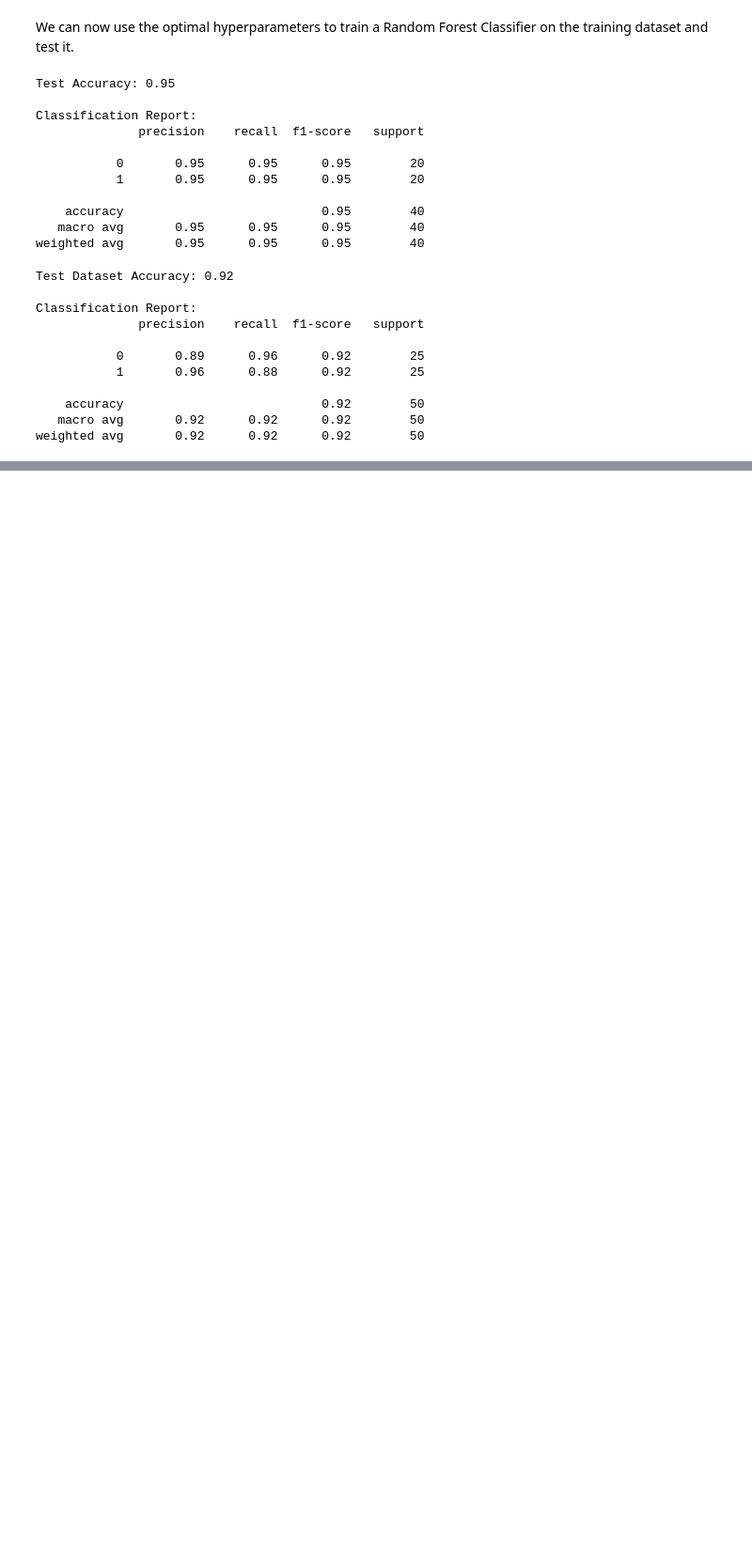
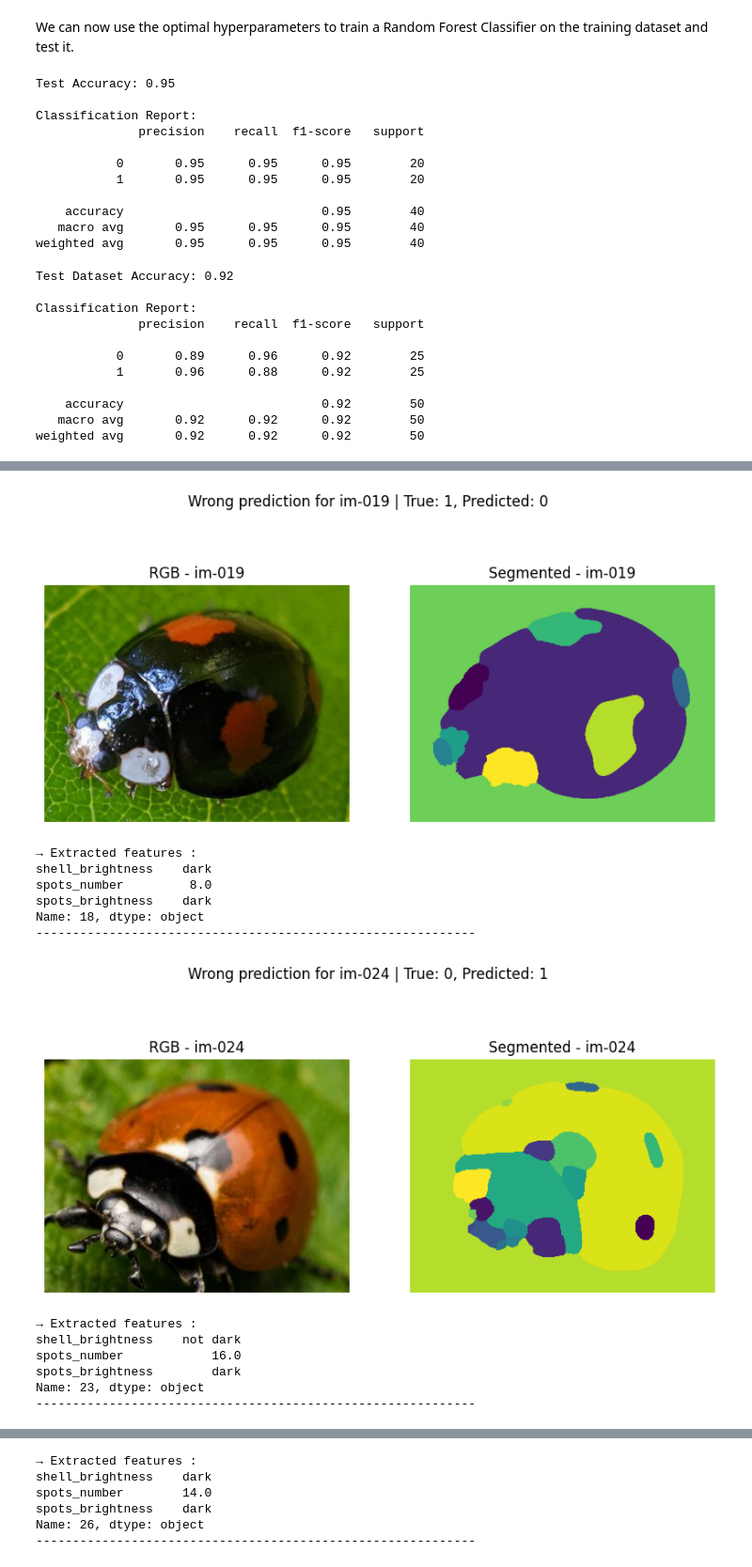
Before and after one commit to godefroylmb/Ladybug, a Jupyter notebook: classification.ipynb, the cells around one changed output, grey strips where cells are left out. Shown at 94% size. Saved outputs shown, nothing was run; the diff lists cells and outputs as text; code cells hidden in the pictures; blank space fills up the shorter version.

```diff
--- a/classification.ipynb
+++ b/classification.ipynb
@@ -79,15 +79,14 @@ We can now use the optimal hyperparameters to train a Random Forest Classifier o
 # %%
 X_train, X_test, y_train, y_test = train_test_split(X, y, test_size=0.2, random_state=42)
 
-best_params = grid_search.best_params_
+bestParams = grid_search.best_params_
 
-# Remove the "classifier__" prefix
 rf_best = RandomForestClassifier(
-    n_estimators=best_params["classifier__n_estimators"],
-    max_depth=best_params["classifier__max_depth"],
-    min_samples_split=best_params["classifier__min_samples_split"],
-    min_samples_leaf=best_params["classifier__min_samples_leaf"],
-    criterion=best_params["classifier__criterion"],
+    n_estimators=bestParams["classifier__n_estimators"],
+    max_depth=bestParams["classifier__max_depth"],
+    min_samples_split=bestParams["classifier__min_samples_split"],
+    min_samples_leaf=bestParams["classifier__min_samples_leaf"],
+    criterion=bestParams["classifier__criterion"],
     random_state=42
 )
 
@@ -140,0 +146,47 @@ weighted avg       0.92      0.92      0.92        50
+# %%
+wrongIndices = (y_pred_test != y_test_real).to_numpy().nonzero()[0]
+
+# Affichage de quelques erreurs
+for idx in wrongIndices:
+    image_id = test_df.iloc[idx]["Image_id"]
+    features = test_df.iloc[idx].drop(["Image_id", "Label"])
+    true_label = y_test_real.iloc[idx]
+    predicted_label = y_pred_test[idx]
+
+    segment_path = f"D:/Github/ladybug/test/{image_id}_seg.png"
+    rgb_path = f"D:/Github/ladybug/test/{image_id}_im.png"
+
+    rgbImg = Image.open(rgb_path)
+    segImg = Image.open(segment_path)
+
+    # Afficher les images et les features
+    fig, axes = plt.subplots(1, 2, figsize=(10, 5))
+    axes[0].imshow(rgbImg)
+    axes[0].set_title(f"RGB - {image_id}")
+    axes[0].axis("off")
+
+    axes[1].imshow(segImg)
+    axes[1].set_title(f"Segmented - {image_id}")
+    axes[1].axis("off")
+
+    plt.suptitle(f"Wrong prediction for {image_id} | True: {true_label}, Predicted: {predicted_label}", fontsize=12)
+    plt.show()
+
+    print("→ Extracted features :")
+    print(features)
+    print("-" * 60)
+# %% [output]
+[figure, added]
+→ Extracted features :
+shell_brightness    dark
+spots_number         8.0
+spots_brightness    dark
+Name: 18, dtype: object
+------------------------------------------------------------
+[figure, added]
+→ Extracted features :
+shell_brightness    not dark
+spots_number            16.0
+spots_brightness        dark
+Name: 23, dtype: object
+------------------------------------------------------------
@@ -140,0 +194,6 @@ weighted avg       0.92      0.92      0.92        50
+→ Extracted features :
+shell_brightness    dark
+spots_number        14.0
+spots_brightness    dark
+Name: 26, dtype: object
+------------------------------------------------------------
```
Also changed, not shown: parts of 7 cells of this notebook, 1 other file.
